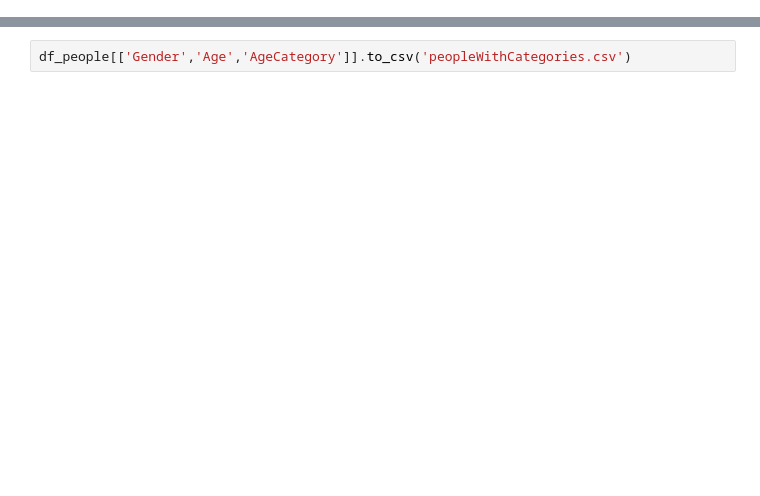
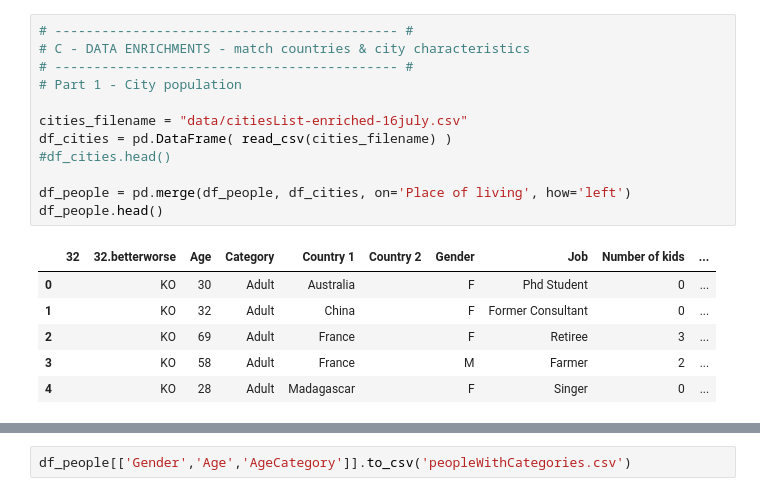
Before and after one commit to emaulandi/20-questions-to-the-world-data, a Jupyter notebook: analysis/20Q_analysis.ipynb, the cells around one changed output, grey strips where cells are left out. Drawn from its saved outputs; the diff is of its cells as text; blank space fills up the shorter version.

```diff
--- a/20Q_analysis.ipynb
+++ b/analysis/20Q_analysis.ipynb
@@ -81,0 +103,19 @@ df_people.head()
+# %%
+# -------------------------------------------- #
+# C - DATA ENRICHMENTS - match countries & city characteristics
+# -------------------------------------------- #
+# Part 1 - City population
+
+cities_filename = "data/citiesList-enriched-16july.csv"
+df_cities = pd.DataFrame( read_csv(cities_filename) )
+#df_cities.head()
+
+df_people = pd.merge(df_people, df_cities, on='Place of living', how='left')
+df_people.head()
+# %% [output]
+|  | 32 | 32.betterworse | Age | Category | Country 1 | Country 2 | Gender | Job | Number of kids | ... |
+| 0 |  | KO | 30 | Adult | Australia |  | F | Phd Student | 0 | ... |
+| 1 |  | KO | 32 | Adult | China |  | F | Former Consultant | 0 | ... |
+| 2 |  | KO | 69 | Adult | France |  | F | Retiree | 3 | ... |
+| 3 |  | KO | 58 | Adult | France |  | M | Farmer | 2 | ... |
+| 4 |  | KO | 28 | Adult | Madagascar |  | F | Singer | 0 | ... |
```
Also changed, not shown: parts of 18 cells of this notebook, 4 other files.
